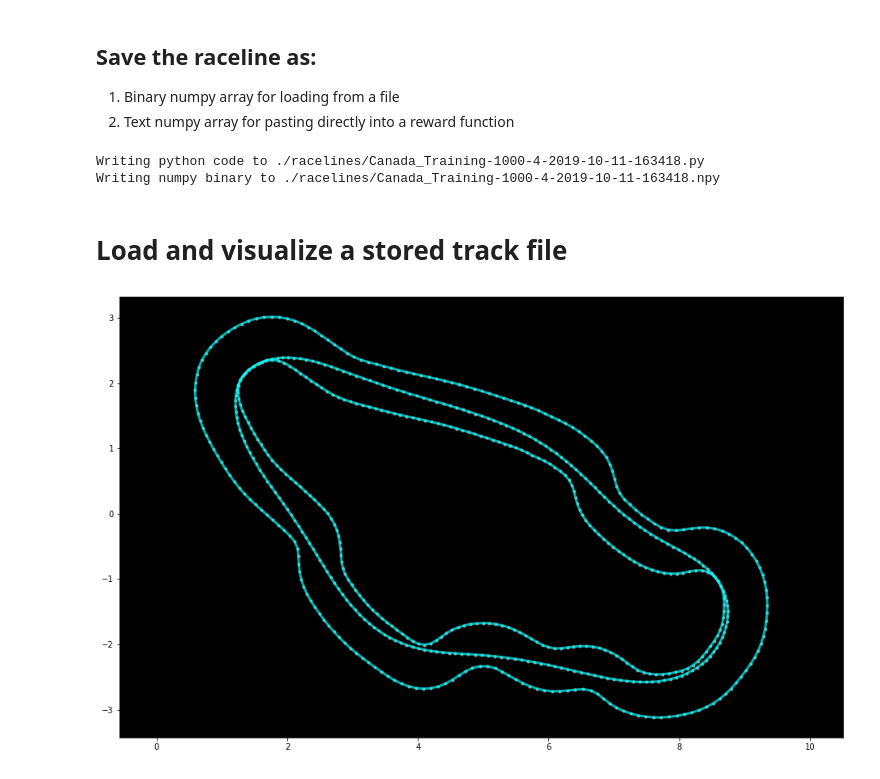
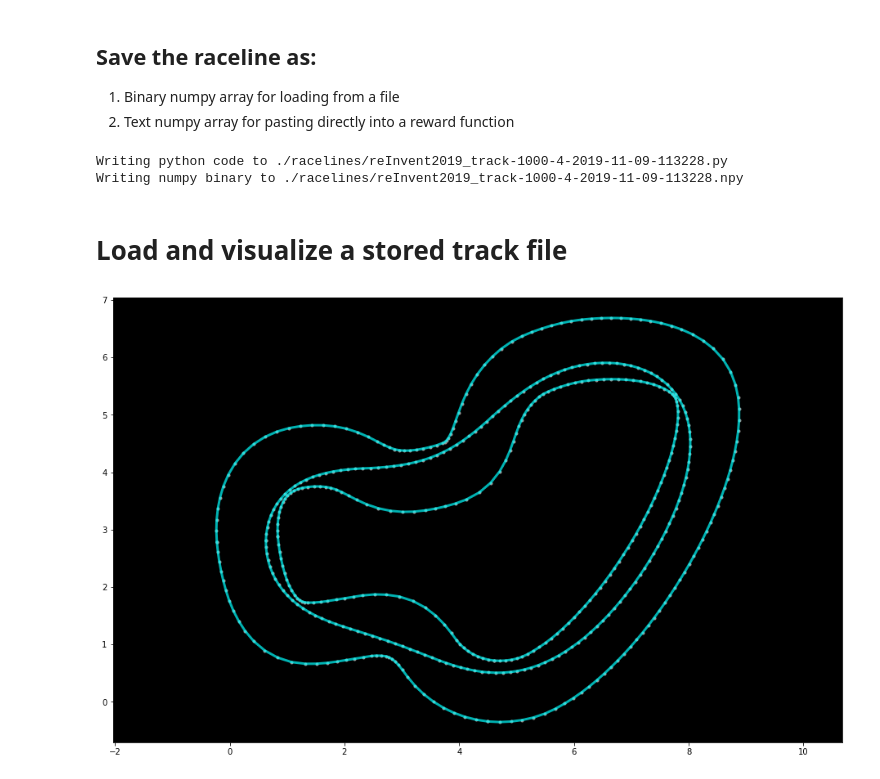
Before and after one commit to cdthompson/deepracer-k1999-race-lines, a Jupyter notebook: Race-Line-Calculation.ipynb, the cells around one changed output. Drawn from its saved outputs; the diff is of its cells as text; code cells hidden in the pictures.

Commit message:
Add reInvent2019 track

```diff
--- a/Race-Line-Calculation.ipynb
+++ b/Race-Line-Calculation.ipynb
@@ -35,7 +36,7 @@ available_track_names
  'London_Loop_Train']
 # %%
 # Replace the name here with the track to analyze
-TRACK_NAME = 'Canada_Training'
+TRACK_NAME = 'reInvent2019_track'
 
 # Load the center, inner, outer waypoints
 waypoints = np.load("./tracks/%s.npy" % TRACK_NAME)
@@ -261,20 +262,20 @@ with open(py_fname, "w") as file:
 print("Writing numpy binary to %s" % npy_fname)
 np.save(npy_fname, loop_race_line)
 # %% [output]
-Writing python code to ./racelines/Canada_Training-1000-4-2019-10-11-163418.py
-Writing numpy binary to ./racelines/Canada_Training-1000-4-2019-10-11-163418.npy
+Writing python code to ./racelines/reInvent2019_track-1000-4-2019-11-09-113228.py
+Writing numpy binary to ./racelines/reInvent2019_track-1000-4-2019-11-09-113228.npy
 # %% [markdown]
 # Load and visualize a stored track file
 # %%
 from numpy import array
 
-fname = './racelines/Canada_Training-1000-4-2019-10-11-163418.py'
+fname = './racelines/reInvent2019_track-1000-4-2019-11-09-113228.py'
 with open(fname, "r") as file:
     deserialized = eval(file.read())
 deserialized
 fig = plt.figure(1, figsize=(16, 10))
 ax = fig.add_subplot(111, facecolor='black')
 plt.axis('equal')
 print_border(ax, deserialized, inner_border, outer_border)
 # %% [output]
-[figure, old version]
+[figure, new version]
```
Also changed, not shown: parts of 4 cells of this notebook, 6 other files.
